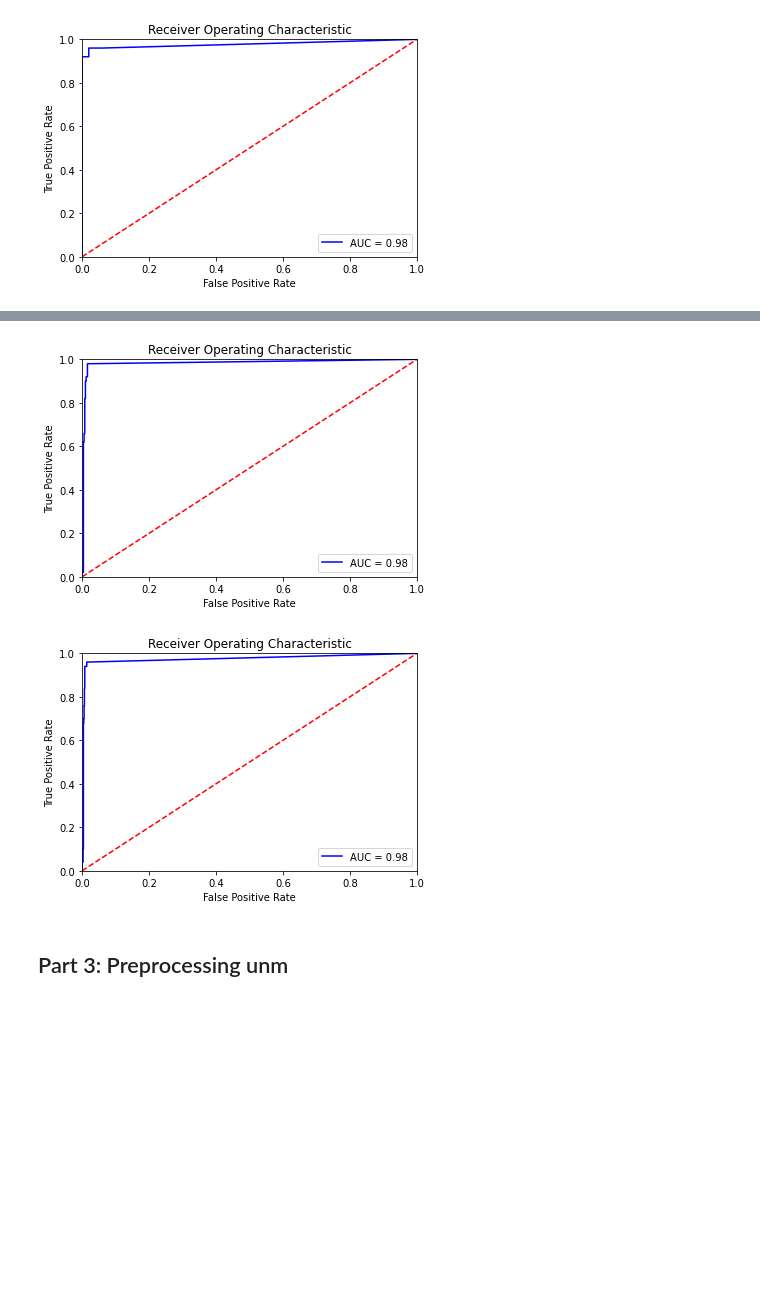
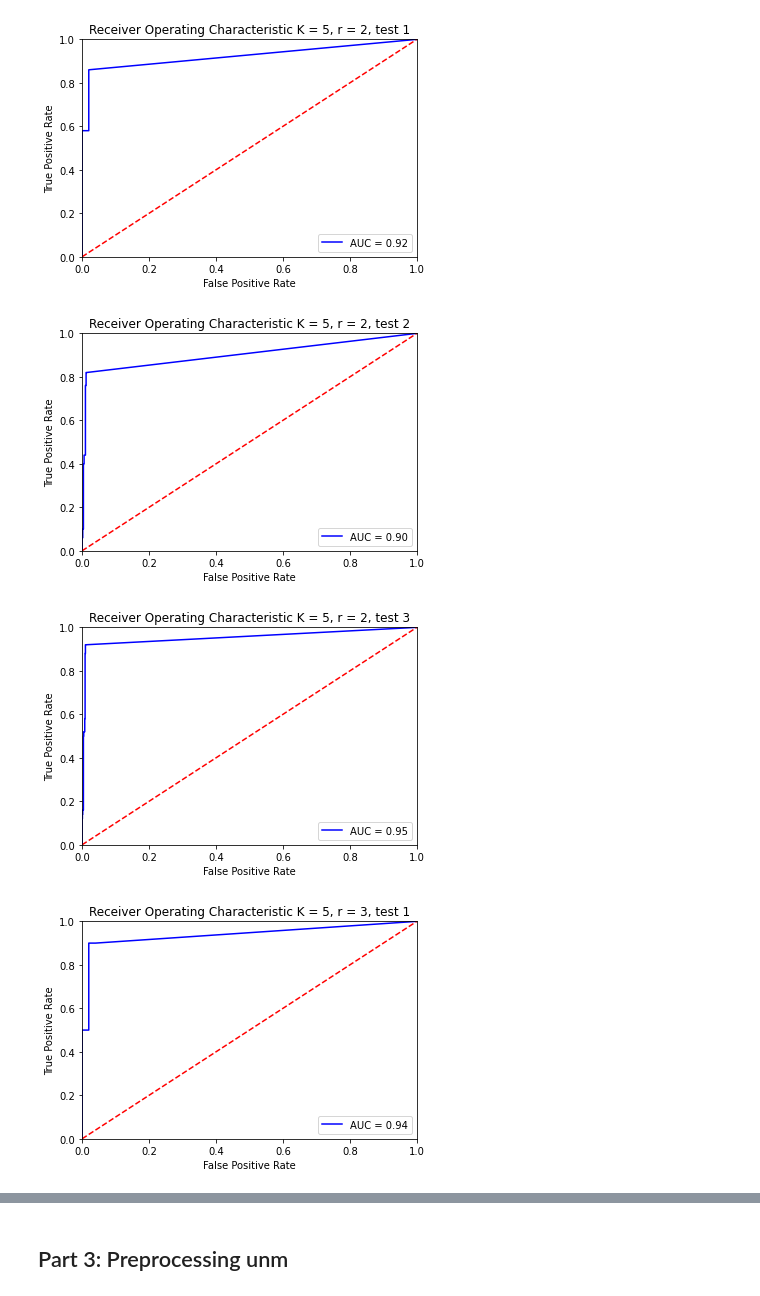
Before and after one commit to lkruger27/NaturalComputing, a Jupyter notebook: Week4/Intrusion Detection for Unix Processes.ipynb, the cells around one changed output, grey strips where cells are left out. Saved outputs shown, nothing was run; the diff lists cells and outputs as text; code cells hidden in the pictures; blank space fills up the shorter version.

```diff
--- a/Week4/Intrusion Detection for Unix Processes.ipynb
+++ b/Week4/Intrusion Detection for Unix Processes.ipynb
@@ -10,9 +10,6 @@ import sklearn.metrics as metrics
 import matplotlib.pyplot as plt
 import collections
 # %%
-K = 6
-train = np.loadtxt("syscalls/snd-cert/snd-cert.train", dtype=str)
-
 def fixed_length_substring(file, K):
     train_substrings = []
     for train_str in file:
@@ -21,8 +18,6 @@ def fixed_length_substring(file, K):
             if len(new_substr) == K:
                 train_substrings.append(new_substr)
     return list(set(train_substrings))
-
-new_train = fixed_length_substring(train, K) #this will perfectly fit AEEEEE
 
 def write_file(l, name):
     new_str = ""
@@ -33,14 +28,15 @@ def write_file(l, name):
     file.write(new_str)
     file.close()
 
-write_file(new_train, "snd-cert-chunk.train")
+    # K = 7 will perfectly fit AEEEEEE, the shortest training string
+for K in [5, 6, 7]:
+    train = np.loadtxt("snd-cert.train", dtype=str)
+    new_train = fixed_length_substring(train, K)
+    write_file(new_train, "snd-cert-chunk"+str(K)+".train")
 # %%
-test1 = np.loadtxt("syscalls/snd-cert/snd-cert.1.test", dtype=str)
-labels1 = np.loadtxt("syscalls/snd-cert/snd-cert.1.labels", dtype=str)
-
 def fixed_length_substring_with_labels_a(labels, K):
     test_substrings = []
-    for i in range(0, len(labels)):
+    for i in range(len(labels)):
         for test_substr in range(0, len(labels[i]), K):
             new_substr = labels[i][0+test_substr:test_substr+K]
             if len(new_substr) == K:
@@ -49,7 +45,4 @@ def fixed_length_substring_with_labels_a(labels, K):
     b = list(zip(*test_substrings))[1]
     d = collections.OrderedDict.fromkeys(zip(a,b))
     return [k[0] for k in d], [k[1] for k in d]
-
-new_test1a, new_labels1a = fixed_length_substring_with_labels_a(test1, K)
-write_file(new_test1a, "snd-cert-chunka.1.test")
 # %%
@@ -82,11 +72,10 @@ test3 = np.loadtxt("test3.txt", dtype=float)
 # %%
-#op de een of andere manier terug vinden wat waarbij hoort
 def compute_anomaly_score(labels, new_labels, test):
     anomaly_score_per_string = []
-    for i in range(0, len(labels)):
+    for i in range(len(labels)):
         count_per_string = 0
         substr_in_str = 0
-        for j in range(0, len(new_labels)):
+        for j in range(len(new_labels)):
             if i == new_labels[j]:
                 count_per_string += test[j]
                 substr_in_str += 1
@@ -102,7 +87,7 @@ def compute_roc_auc(test, labels):
     anomaly_scores = list(zip(test, labels))
     anomaly_scores.sort(reverse=True)
 
-    #split the list up into actual class (y) and anomal score (y_pred)
+    #split the list up into actual class (y) and anomaly score (y_pred)
     y = [y for [x,y] in anomaly_scores]
     y_pred = [x for [x,y] in anomaly_scores]
 
@@ -111,9 +96,9 @@ def compute_roc_auc(test, labels):
     roc_auc = metrics.auc(fpr, tpr)
     return fpr, tpr, threshold, roc_auc
 
-def plot_ROC(fpr, tpr, roc_auc):
-    #plotting the RCO
-    plt.title('Receiver Operating Characteristic')
+def plot_ROC(fpr, tpr, roc_auc, title = ''):
+      #plotting the ROC
+    plt.title('Receiver Operating Characteristic'+title)
     plt.plot(fpr, tpr, 'b', label = 'AUC = %0.2f' % roc_auc)
     plt.legend(loc = 'lower right')
     plt.plot([0, 1], [0, 1],'r--')
@@ -123,7 +108,17 @@ def plot_ROC(fpr, tpr, roc_auc):
     plt.xlabel('False Positive Rate')
     plt.show()
 # %%
-fpr, tpr, threshold, roc_auc = compute_roc_auc(anomaly_scores1, labels1)
-plot_ROC(fpr, tpr, roc_auc)
+K_list = [5, 6, 7]
+for K_idx in range(len(K_list)):
+    for r in [2, 3, 4]:
+        for test_idx in [1, 2, 3]:
+            test = np.loadtxt("test_cert"+str(K_list[K_idx])+"_"+str(r)+"."+str(test_idx)+".txt", dtype=float)
+            anomaly_scores = compute_anomaly_score(labels[K_idx][test_idx - 1],
+                                                   new_labels[K_idx][test_idx - 1], test)
+            fpr, tpr, threshold, roc_auc = compute_roc_auc(anomaly_scores, labels[K_idx][test_idx - 1])
+            plot_ROC(fpr, tpr, roc_auc, ' K = '+str(K_list[K_idx])+', r = '+str(r)+', test '+str(test_idx))
 # %% [output]
-[figure, old version]
+[figure, new version]
+[figure, added]
+[figure, added]
+[figure, added]
@@ -130,13 +134,3 @@ plot_ROC(fpr, tpr, roc_auc)
-# %%
-fpr, tpr, threshold, roc_auc = compute_roc_auc(anomaly_scores2, labels2)
-plot_ROC(fpr, tpr, roc_auc)
-# %% [output]
-[figure, removed]
-# %%
-fpr, tpr, threshold, roc_auc = compute_roc_auc(anomaly_scores3, labels3)
-plot_ROC(fpr, tpr, roc_auc)
-# %% [output]
-[figure, removed]
 # %% [markdown]
 ## Part 3: Preprocessing unm
 # %%
```
Also changed, not shown: parts of 13 cells of this notebook, 2 other files.
